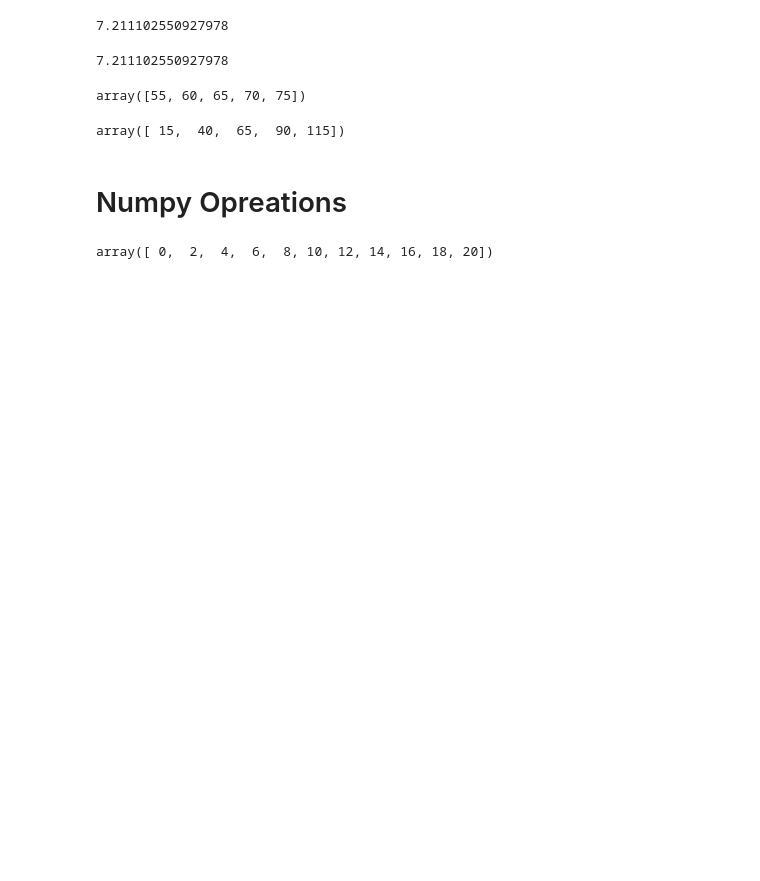
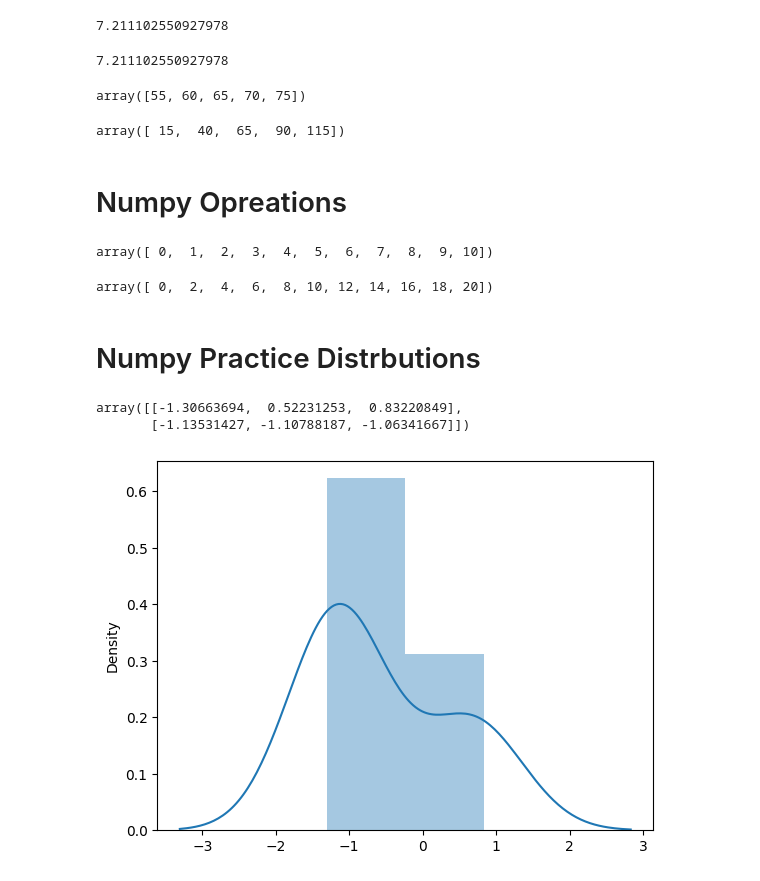
Before and after one commit to pouya-mhb/DS-ML-DL, a Jupyter notebook: Data_Science_Practice.ipynb, the cells around one changed output. Saved outputs shown, nothing was run; the diff lists cells and outputs as text; code cells hidden in the pictures; blank space fills up the shorter version.

```diff
--- a/Data_Science_Practice.ipynb
+++ b/Data_Science_Practice.ipynb
@@ -499,7 +504,26 @@ array([ 15,  40,  65,  90, 115])
 # Numpy Opreations
 # %%
 arr = np.arange(0,11)
+# %%
+arr
+# %% [output]
+array([ 0,  1,  2,  3,  4,  5,  6,  7,  8,  9, 10])
 # %%
 arr * 2
 # %% [output]
 array([ 0,  2,  4,  6,  8, 10, 12, 14, 16, 18, 20])
+# %% [markdown]
+# Numpy Practice Distrbutions
+# %%
+# normal dist
+
+x = np.random.normal(loc=0,scale =2, size=(2,3))
+x
+# %% [output]
+array([[-1.30663694,  0.52231253,  0.83220849],
+       [-1.13531427, -1.10788187, -1.06341667]])
+# %%
+sns.distplot(x)
+plt.show()
+# %% [output]
+[figure, added]
```
Also changed, not shown: parts of 33 cells of this notebook.
